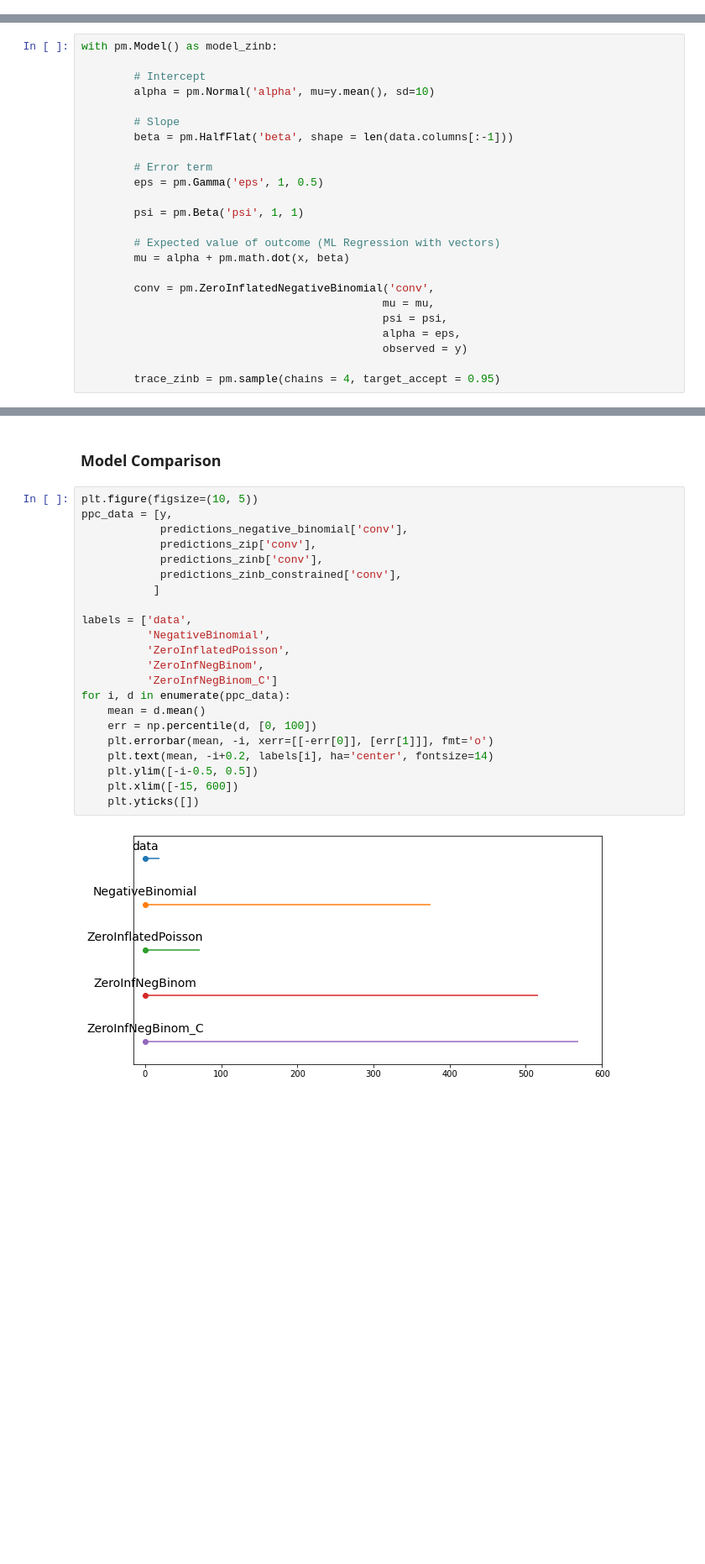
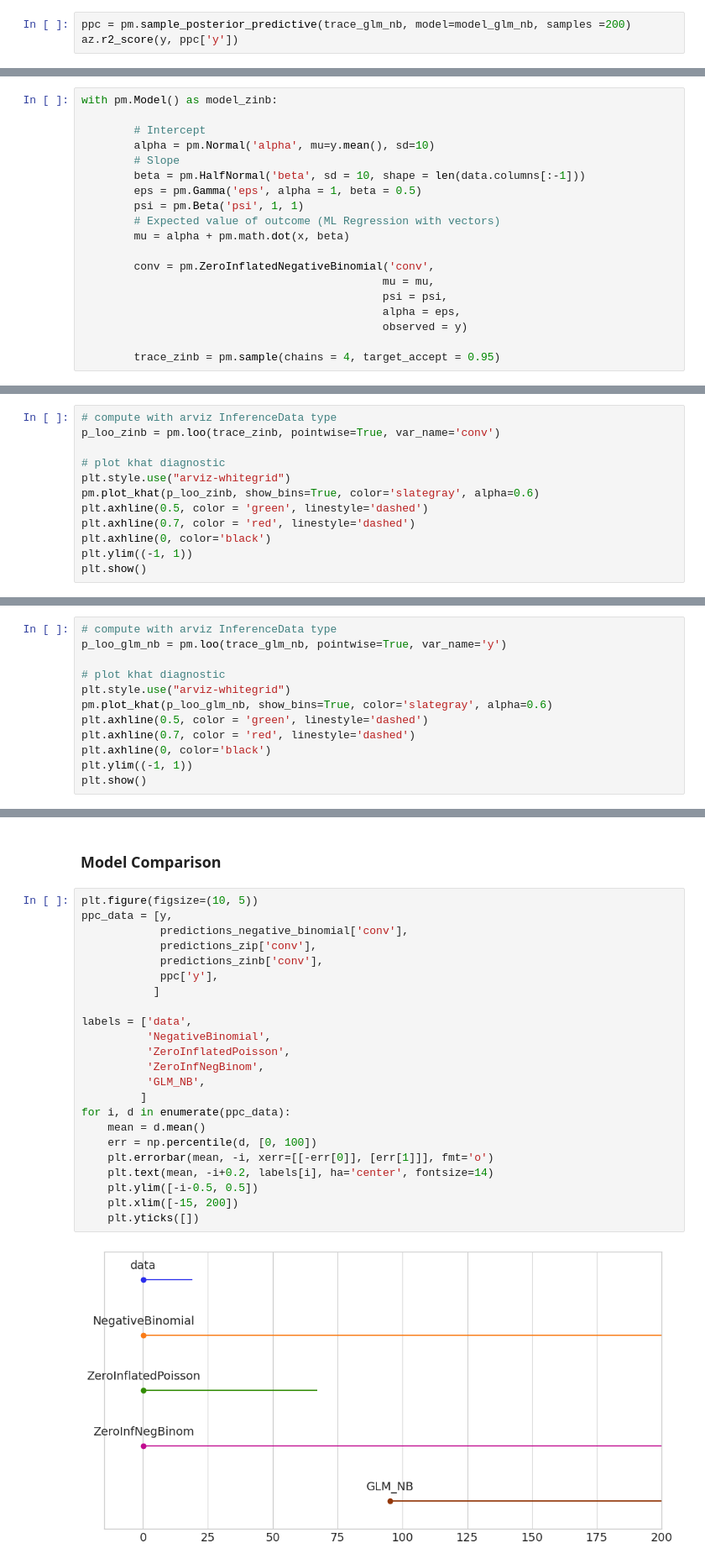
Before and after one commit to vanitoz/Bayesian-GLM-and-Multivariable-Linear-Regression, a Jupyter notebook: notebooks/model_comparison.ipynb, the cells around one changed output, grey strips where cells are left out. Shown at 84% size. Saved outputs shown, nothing was run; the diff lists cells and outputs as text; blank space fills up the shorter version.

Commit message:
GLM Negative Binomial

```diff
--- a/notebooks/model_comparison.ipynb
+++ b/notebooks/model_comparison.ipynb
@@ -106,0 +152,3 @@ R2 for Model is : 0.601
+# %%
+ppc = pm.sample_posterior_predictive(trace_glm_nb, model=model_glm_nb, samples =200)
+az.r2_score(y, ppc['y'])
@@ -160,15 +228,10 @@ with pm.Model() as model_zinb:
 
         # Intercept
         alpha = pm.Normal('alpha', mu=y.mean(), sd=10)
-
         # Slope
-        beta = pm.HalfFlat('beta', shape = len(data.columns[:-1]))
-
-        # Error term
-        eps = pm.Gamma('eps', 1, 0.5)
-
+        beta = pm.HalfNormal('beta', sd = 10, shape = len(data.columns[:-1]))
+        eps = pm.Gamma('eps', alpha = 1, beta = 0.5)
         psi = pm.Beta('psi', 1, 1)
-
         # Expected value of outcome (ML Regression with vectors)
         mu = alpha + pm.math.dot(x, beta)
 
@@ -198,0 +262,12 @@ R2 for Model is : 0.8
+# %%
+# compute with arviz InferenceData type
+p_loo_zinb = pm.loo(trace_zinb, pointwise=True, var_name='conv')
+
+# plot khat diagnostic
+plt.style.use("arviz-whitegrid")
+pm.plot_khat(p_loo_zinb, show_bins=True, color='slategray', alpha=0.6)
+plt.axhline(0.5, color = 'green', linestyle='dashed')
+plt.axhline(0.7, color = 'red', linestyle='dashed')
+plt.axhline(0, color='black')
+plt.ylim((-1, 1))
+plt.show()
@@ -199,3 +276,15 @@ R2 for Model is : 0.8
+# %%
+# compute with arviz InferenceData type
+p_loo_glm_nb = pm.loo(trace_glm_nb, pointwise=True, var_name='y')
+
+# plot khat diagnostic
+plt.style.use("arviz-whitegrid")
+pm.plot_khat(p_loo_glm_nb, show_bins=True, color='slategray', alpha=0.6)
+plt.axhline(0.5, color = 'green', linestyle='dashed')
+plt.axhline(0.7, color = 'red', linestyle='dashed')
+plt.axhline(0, color='black')
+plt.ylim((-1, 1))
+plt.show()
 # %% [markdown]
 ### Using Constrain on ZeroInflatedNegativeBinomial Likelihood
 # %%
@@ -256,27 +326,28 @@ fast_spp = pm.fast_sample_posterior_predictive(trace=trace_zero_nb_constr,
 # %%
 plt.figure(figsize=(10, 5))
 ppc_data = [y,
             predictions_negative_binomial['conv'],
             predictions_zip['conv'],
             predictions_zinb['conv'],
-            predictions_zinb_constrained['conv'],
+            ppc['y'],
            ]
 
 labels = ['data',
           'NegativeBinomial',
           'ZeroInflatedPoisson',
           'ZeroInfNegBinom',
-          'ZeroInfNegBinom_C']
+          'GLM_NB',
+         ]
 for i, d in enumerate(ppc_data):
     mean = d.mean()
     err = np.percentile(d, [0, 100])
     plt.errorbar(mean, -i, xerr=[[-err[0]], [err[1]]], fmt='o')
     plt.text(mean, -i+0.2, labels[i], ha='center', fontsize=14)
     plt.ylim([-i-0.5, 0.5])
-    plt.xlim([-15, 600])
+    plt.xlim([-15, 200])
     plt.yticks([])
 # %% [output]
-[figure, old version]
+[figure, new version]
 # %%
 cmp_df = az.compare({'NegativeBinomial':trace_negative_binomial,
                      'ZeroInflatedPoisson':trace_zip,
```
Also changed, not shown: parts of 31 cells of this notebook, 1 other file.
